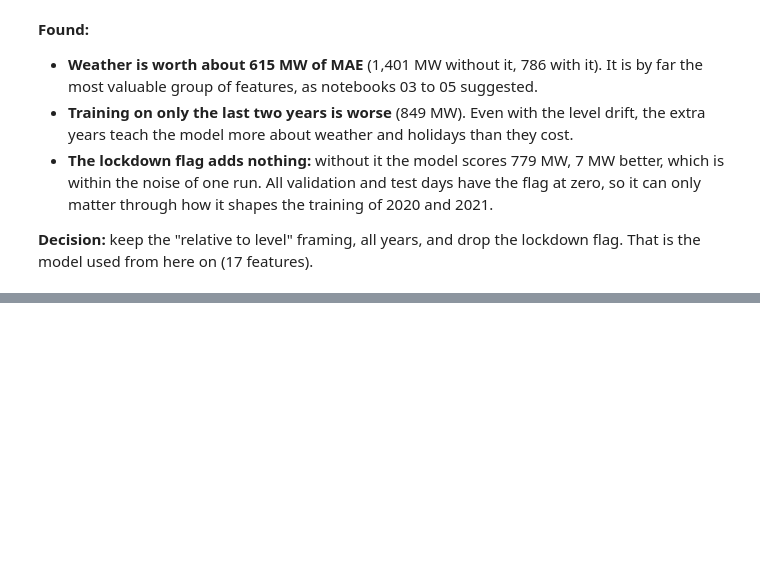
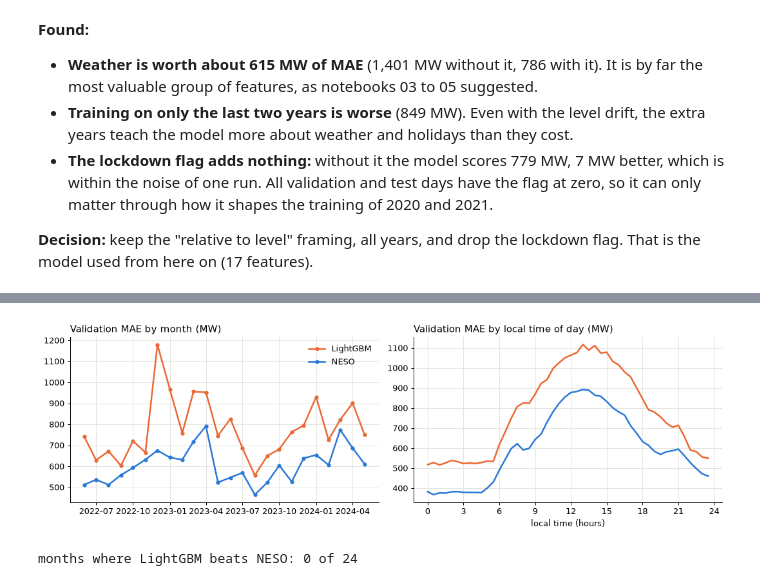
Before and after one commit to ansingh16/gb-demand-forecast, a Jupyter notebook: notebooks/06_lightgbm_point.ipynb, the cells around one changed output, grey strips where cells are left out. Cells and saved outputs as stored; diff of their text form; code cells hidden in the pictures; blank space fills up the shorter version.

Commit message:
where lightgbm loses to neso, check on forecast weather

```diff
--- a/notebooks/06_lightgbm_point.ipynb
+++ b/notebooks/06_lightgbm_point.ipynb
@@ -324,0 +336,28 @@ is the model used from here on (17 features).
+# %%
+CHOSEN = "no lockdown flag"
+FINAL_COLUMNS = [c for c in FEATURES if c != "lockdown"]
+chosen = results[CHOSEN]
+
+monthly = pd.DataFrame({
+    "NESO": neso.groupby("fold").apply(lambda g: (g["forecast"] - g["Demand_Outturn"]).abs().mean(), include_groups=False),
+    "LightGBM": chosen.groupby("fold").apply(lambda g: (g["forecast"] - g["Demand_Outturn"]).abs().mean(), include_groups=False),
+})
+
+fig, axes = plt.subplots(1, 2, figsize=(12, 3.8))
+for name, color in [("LightGBM", ORANGE), ("NESO", BLUE)]:
+    axes[0].plot(pd.to_datetime(monthly.index), monthly[name], color=color, marker="o", markersize=4, label=name)
+    frame = chosen if name == "LightGBM" else neso
+    by_slot = (frame["forecast"] - frame["Demand_Outturn"]).abs().groupby(frame["slot"] / 2).mean()
+    axes[1].plot(by_slot.index, by_slot.values, color=color, label=name)
+axes[0].set_title("Validation MAE by month (MW)", loc="left")
+axes[1].set_title("Validation MAE by local time of day (MW)", loc="left")
+axes[1].set_xticks(range(0, 25, 3))
+axes[1].set_xlabel("local time (hours)")
+axes[0].legend(frameon=False)
+fig.tight_layout()
+plt.show()
+
+print("months where LightGBM beats NESO:", int((monthly["LightGBM"] < monthly["NESO"]).sum()), "of", len(monthly))
+# %% [output]
+[figure, added]
+months where LightGBM beats NESO: 0 of 24
```
Also changed, not shown: parts of 9 cells of this notebook.
